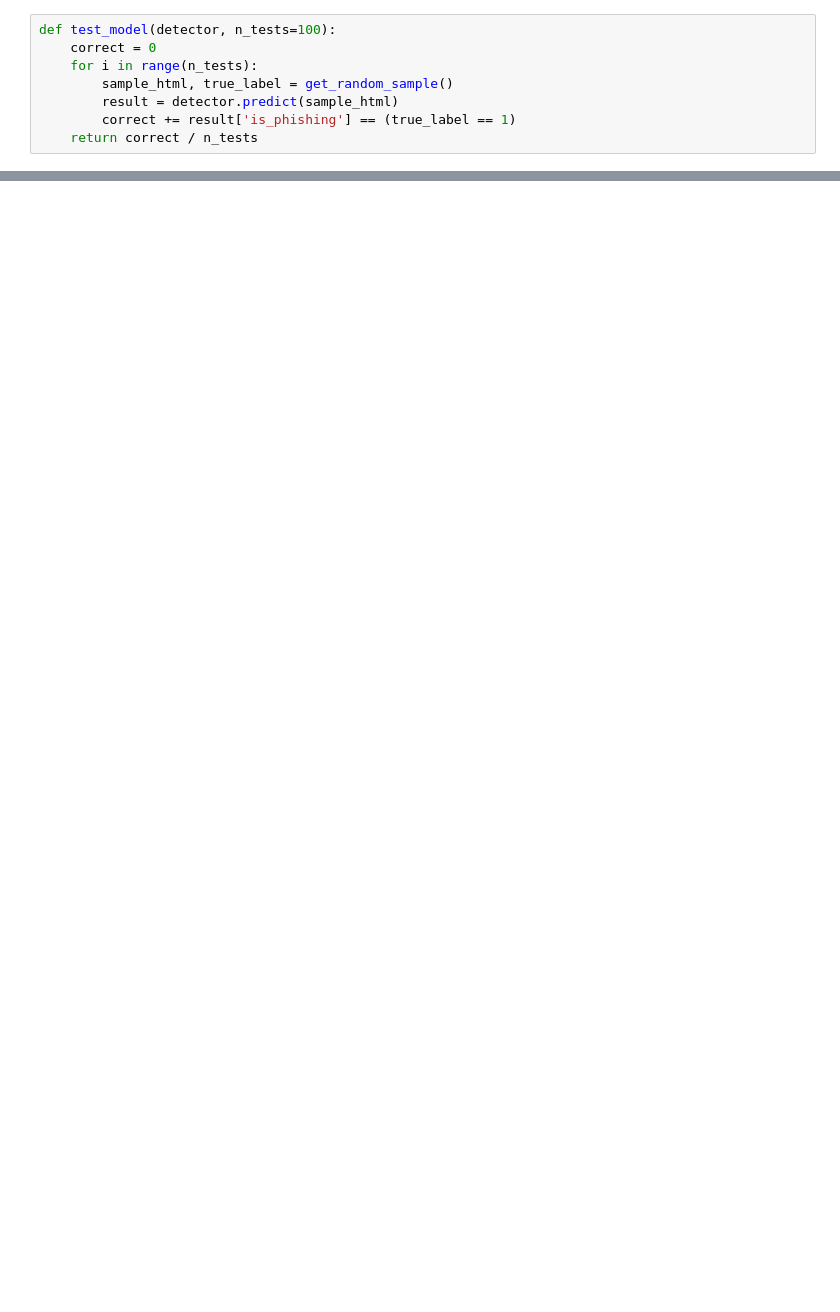
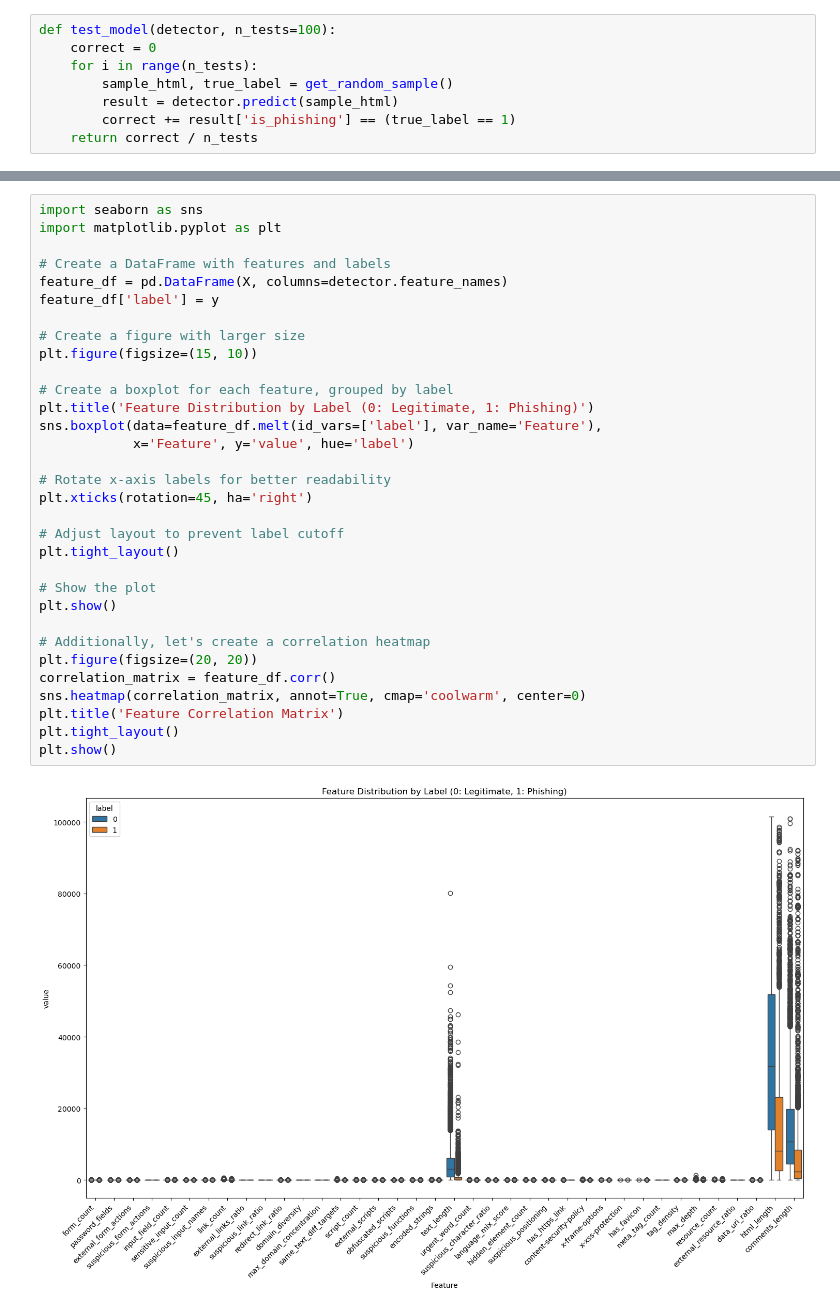
Before and after one commit to vladdenisov/phishy, a Jupyter notebook: catboost copy.ipynb, the cells around one changed output, grey strips where cells are left out. Saved outputs shown, nothing was run; the diff lists cells and outputs as text; blank space fills up the shorter version.

Commit message:
better ui

```diff
--- a/catboost copy.ipynb
+++ b/catboost copy.ipynb
@@ -1250,0 +1320,34 @@ test_model(detector, n_tests=1000)
+# %%
+import seaborn as sns
+import matplotlib.pyplot as plt
+
+# Create a DataFrame with features and labels
+feature_df = pd.DataFrame(X, columns=detector.feature_names)
+feature_df['label'] = y
+
+# Create a figure with larger size
+plt.figure(figsize=(15, 10))
+
+# Create a boxplot for each feature, grouped by label
+plt.title('Feature Distribution by Label (0: Legitimate, 1: Phishing)')
+sns.boxplot(data=feature_df.melt(id_vars=['label'], var_name='Feature'),
+            x='Feature', y='value', hue='label')
+
+# Rotate x-axis labels for better readability
+plt.xticks(rotation=45, ha='right')
+
+# Adjust layout to prevent label cutoff
+plt.tight_layout()
+
+# Show the plot
+plt.show()
+
+# Additionally, let's create a correlation heatmap
+plt.figure(figsize=(20, 20))
+correlation_matrix = feature_df.corr()
+sns.heatmap(correlation_matrix, annot=True, cmap='coolwarm', center=0)
+plt.title('Feature Correlation Matrix')
+plt.tight_layout()
+plt.show()
+# %% [output]
+[figure, added]
```
Also changed, not shown: parts of 9 cells of this notebook, 19 other files.
